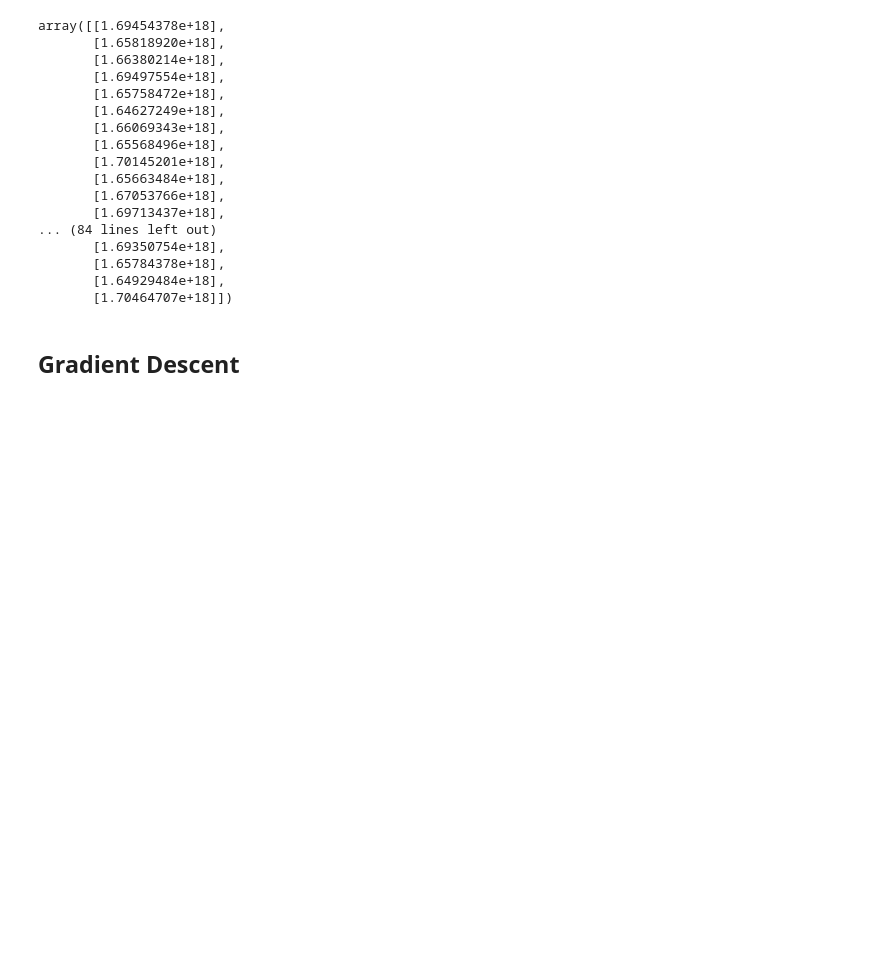
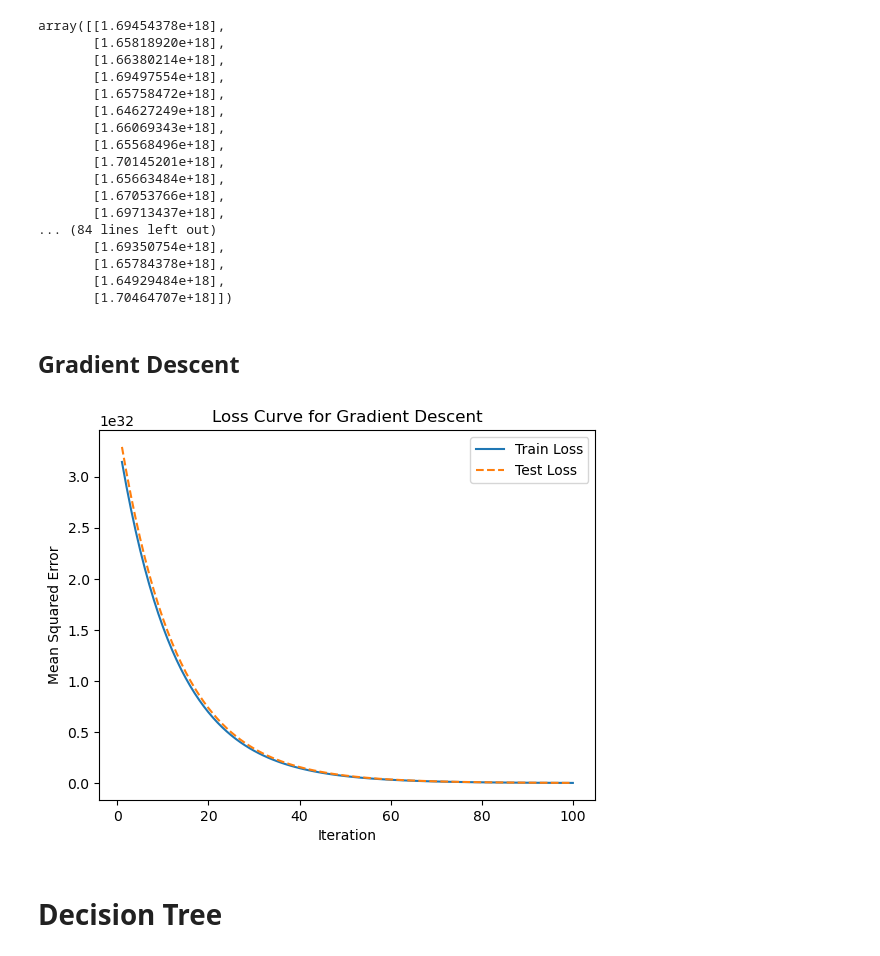
Before and after one commit to AkotoChristine/linear_regression_model, a Jupyter notebook: summative/linear_regression/multivariate.ipynb, the cells around one changed output. Drawn from its saved outputs; the diff is of its cells as text; code cells hidden in the pictures; blank space fills up the shorter version.

Commit message:
decsion_tree

```diff
--- a/summative/linear_regression/multivariate.ipynb
+++ b/summative/linear_regression/multivariate.ipynb
@@ -314,7 +323,7 @@ array([[1.69454378e+18],
 # %%
 #standardising the data
 from sklearn.preprocessing import StandardScaler
-Scaler = StandardScaler()
+scaler = StandardScaler()
 
-X_train_Scaled = Scaler.fit_transform(X_train)
-X_test_Scaled = Scaler.transform(X_test)
+X_train_Scaled = scaler.fit_transform(X_train)
+X_test_Scaled = scaler.transform(X_test)
@@ -342,0 +330,35 @@ for i in range(1, 100):
+# %%
+
+
+from sklearn.linear_model import SGDRegressor
+# Standardize the target
+y_scaler = StandardScaler()
+Y_train_Scaled = y_scaler.fit_transform(Y_train.reshape(-1, 1)).flatten()
+Y_test_Scaled = y_scaler.transform(Y_test.reshape(-1, 1)).flatten()
+
+# Initialize SGDRegressor with a smaller learning rate
+sgd_reg = SGDRegressor(max_iter=1000, tol=1e-6, eta0=0.0001, learning_rate='constant', random_state=42, penalty='l2', alpha=0.01)
+train_losses = []
+test_losses = []
+
+# Train and calculate losses
+for _ in range(100):
+    sgd_reg.partial_fit(X_train_Scaled, Y_train_Scaled)
+    y_train_pred = sgd_reg.predict(X_train_Scaled)
+    y_test_pred = sgd_reg.predict(X_test_Scaled)
+
+    train_losses.append(mean_squared_error(Y_train, y_scaler.inverse_transform(y_train_pred.reshape(-1, 1)).flatten()))
+    test_losses.append(mean_squared_error(Y_test, y_scaler.inverse_transform(y_test_pred.reshape(-1, 1)).flatten()))
+
+# Plot the loss curve
+plt.plot(range(1, 101), train_losses, label='Train Loss')
+plt.plot(range(1, 101), test_losses, label='Test Loss', linestyle='dashed')
+plt.xlabel('Iteration')
+plt.ylabel('Mean Squared Error')
+plt.title('Loss Curve for Gradient Descent')
+plt.legend()
+plt.show()
+# %% [output]
+[figure, added]
+# %% [markdown]
+# Decision Tree
```
Also changed, not shown: parts of 4 cells of this notebook.
